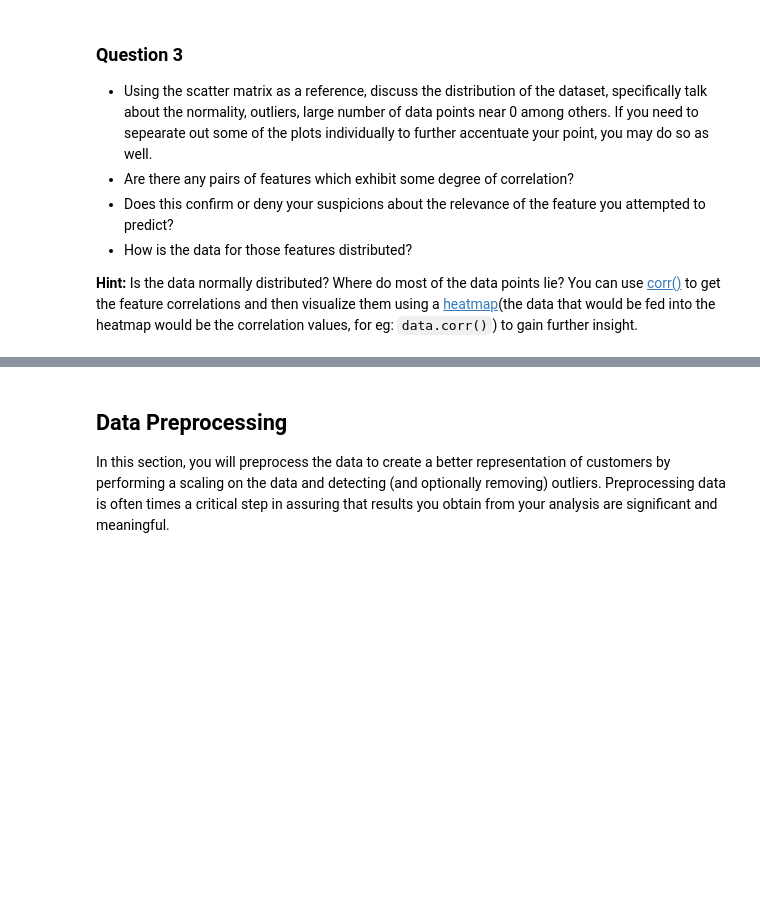
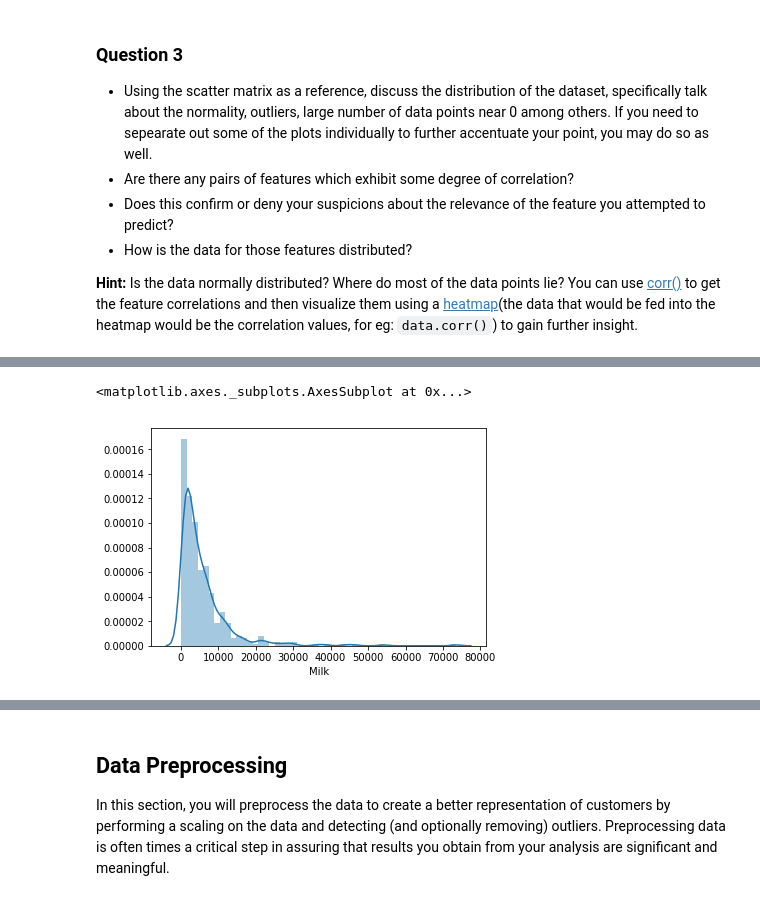
Before and after one commit to zeetaros/ml_nanodegree, a Jupyter notebook: customer_segments/customer_segments_CSY.ipynb, the cells around one changed output, grey strips where cells are left out. Cells and saved outputs as stored; diff of their text form; code cells hidden in the pictures; blank space fills up the shorter version.

```diff
--- a/customer_segments/customer_segments_CSY.ipynb
+++ b/customer_segments/customer_segments_CSY.ipynb
@@ -157,0 +182,7 @@ pd.scatter_matrix(data, alpha = 0.3, figsize = (14,8), diagonal = 'kde');
+# %%
+# fig.2
+sns.distplot(data['Milk'])
+# sns.distplot(data['Grocery'])
+# %% [output]
+<matplotlib.axes._subplots.AxesSubplot at 0x...>
+[figure, added]
```
Also changed, not shown: parts of 9 cells of this notebook.
